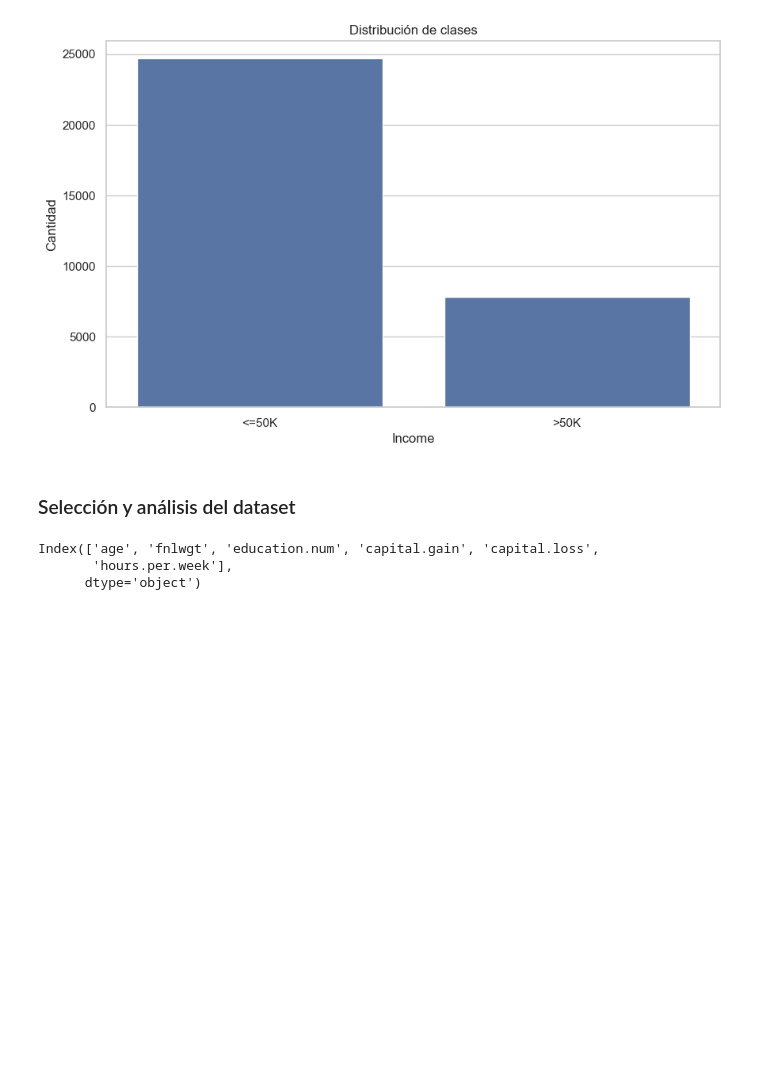
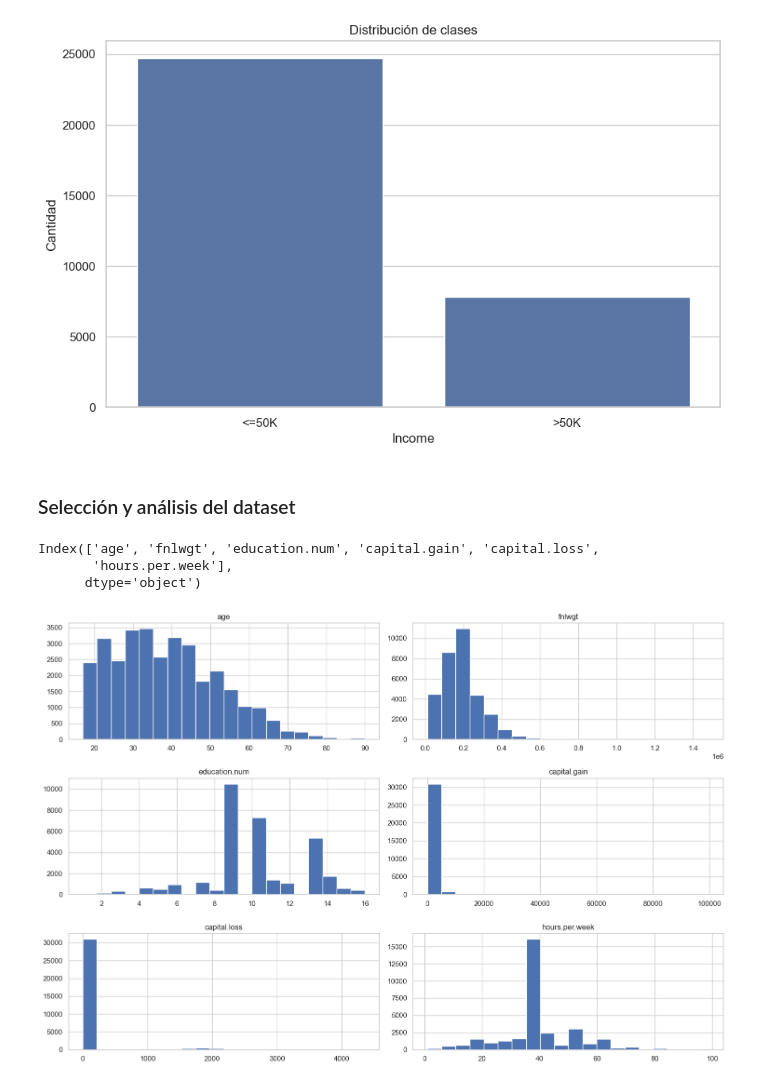
Before and after one commit to agabrielMej/laboratorio_10_MD, a Jupyter notebook: notebooks/labo_10.ipynb, the cells around one changed output. Saved outputs shown, nothing was run; the diff lists cells and outputs as text; code cells hidden in the pictures; blank space fills up the shorter version.

```diff
--- a/notebooks/labo_10.ipynb
+++ b/notebooks/labo_10.ipynb
@@ -155,3 +155,14 @@ print(numeric_columns)
 Index(['age', 'fnlwgt', 'education.num', 'capital.gain', 'capital.loss',
        'hours.per.week'],
       dtype='object')
+# %%
+## Visualización de distribuciones numéricas
+df[numeric_columns].hist(
+    bins=20,
+    figsize=(15,10)
+)
+
+plt.tight_layout()
+plt.show()
+# %% [output]
+[figure, added]
```
Also changed, not shown: parts of 1 cell of this notebook.
